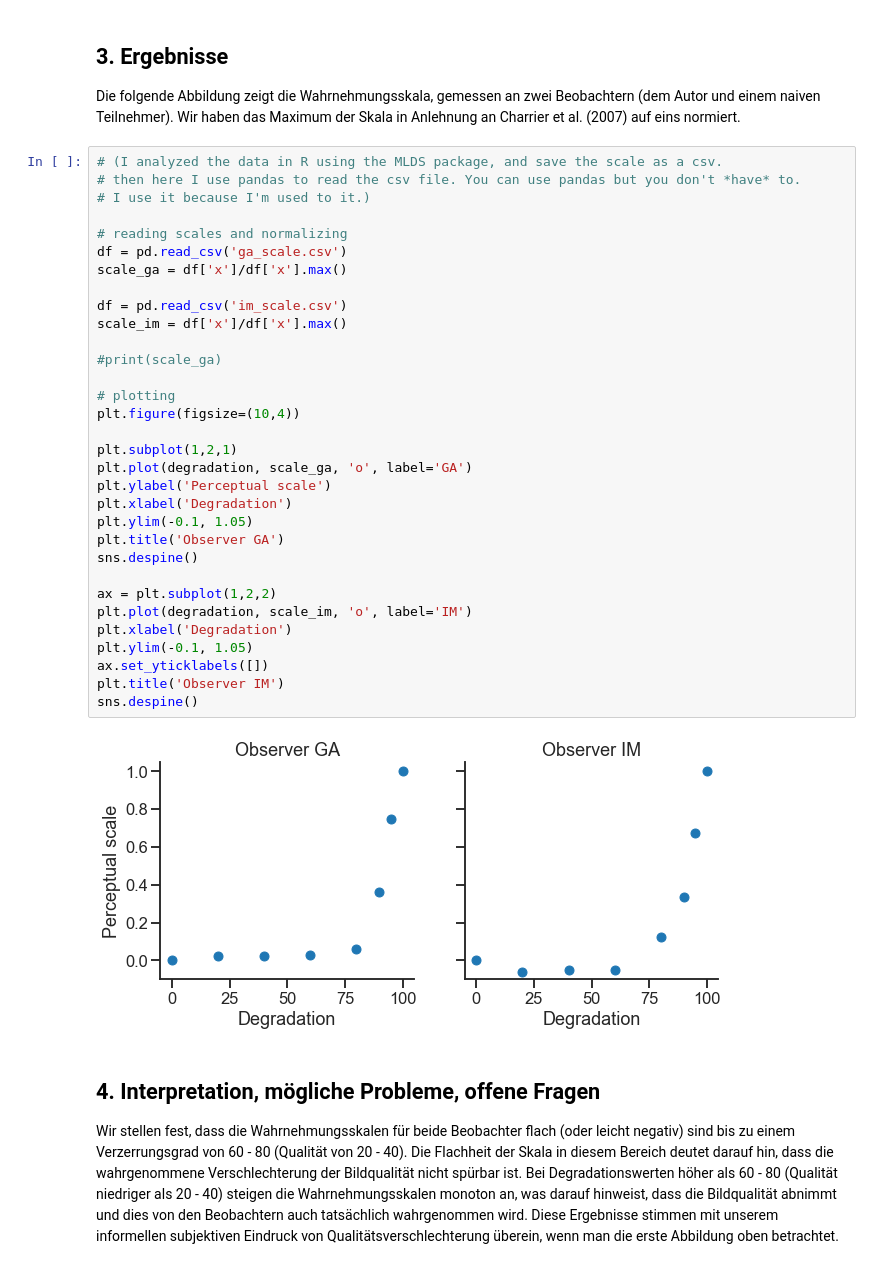
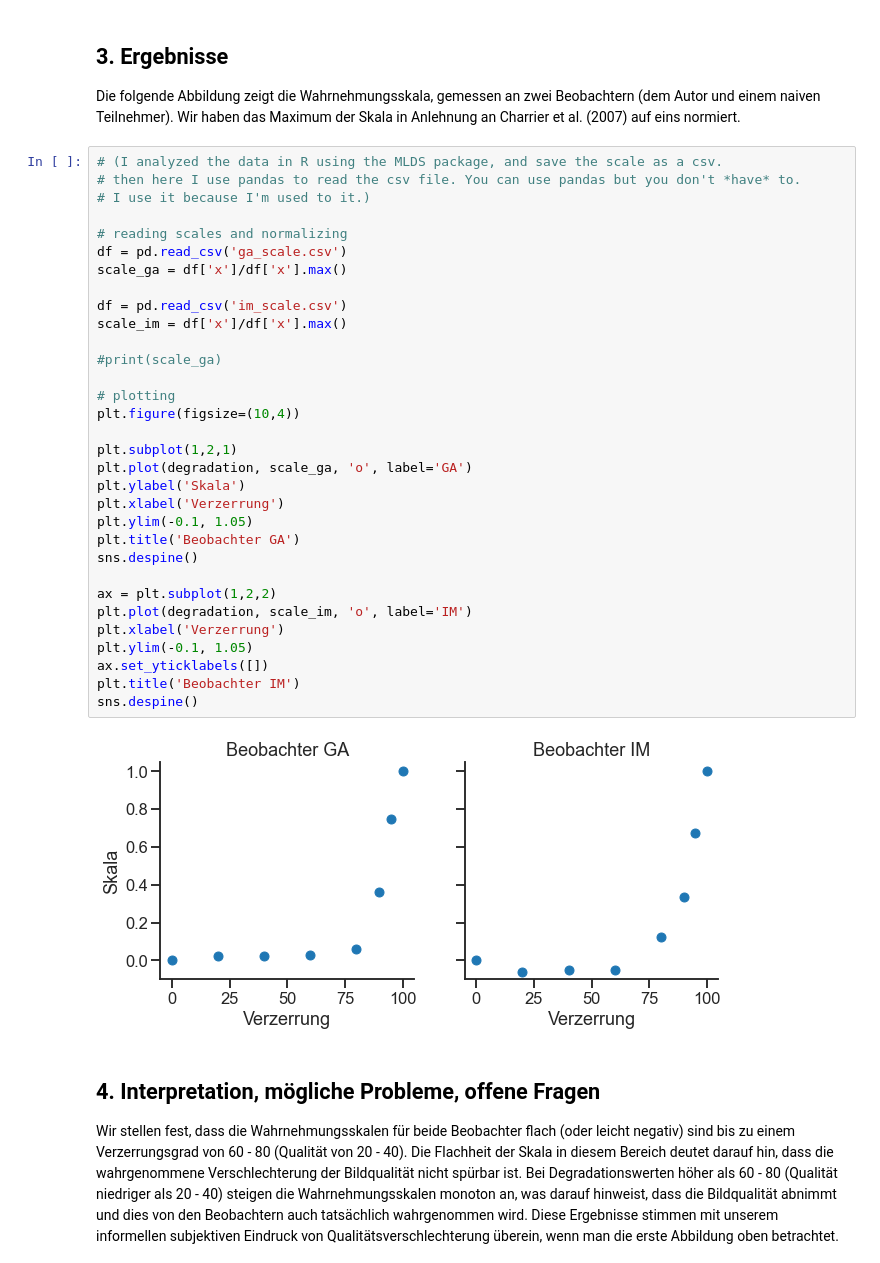
Before and after one commit to computational-psychology/example-seminar-repository, a Jupyter notebook: code/example_documentation.ipynb, the cells around one changed output. Saved outputs shown, nothing was run; the diff lists cells and outputs as text.

```diff
--- a/code/example_documentation.ipynb
+++ b/code/example_documentation.ipynb
@@ -49,37 +49,37 @@ Die folgende Abbildung zeigt die Wahrnehmungsskala, gemessen an zwei Beobachtern
 # %%
 # (I analyzed the data in R using the MLDS package, and save the scale as a csv.
 # then here I use pandas to read the csv file. You can use pandas but you don't *have* to.
 # I use it because I'm used to it.)
 
 # reading scales and normalizing
 df = pd.read_csv('ga_scale.csv')
 scale_ga = df['x']/df['x'].max()
 
 df = pd.read_csv('im_scale.csv')
 scale_im = df['x']/df['x'].max()
 
 #print(scale_ga)
 
 # plotting
 plt.figure(figsize=(10,4))
 
 plt.subplot(1,2,1)
 plt.plot(degradation, scale_ga, 'o', label='GA')
-plt.ylabel('Perceptual scale')
-plt.xlabel('Degradation')
+plt.ylabel('Skala')
+plt.xlabel('Verzerrung')
 plt.ylim(-0.1, 1.05)
-plt.title('Observer GA')
+plt.title('Beobachter GA')
 sns.despine()
 
 ax = plt.subplot(1,2,2)
 plt.plot(degradation, scale_im, 'o', label='IM')
-plt.xlabel('Degradation')
+plt.xlabel('Verzerrung')
 plt.ylim(-0.1, 1.05)
 ax.set_yticklabels([])
-plt.title('Observer IM')
+plt.title('Beobachter IM')
 sns.despine()
 # %% [output]
-[figure, old version]
+[figure, new version]
 # %% [markdown]
 ## 4. Interpretation, mögliche Probleme, offene Fragen
 
```
Also changed, not shown: parts of 2 cells of this notebook, 3 other files.
